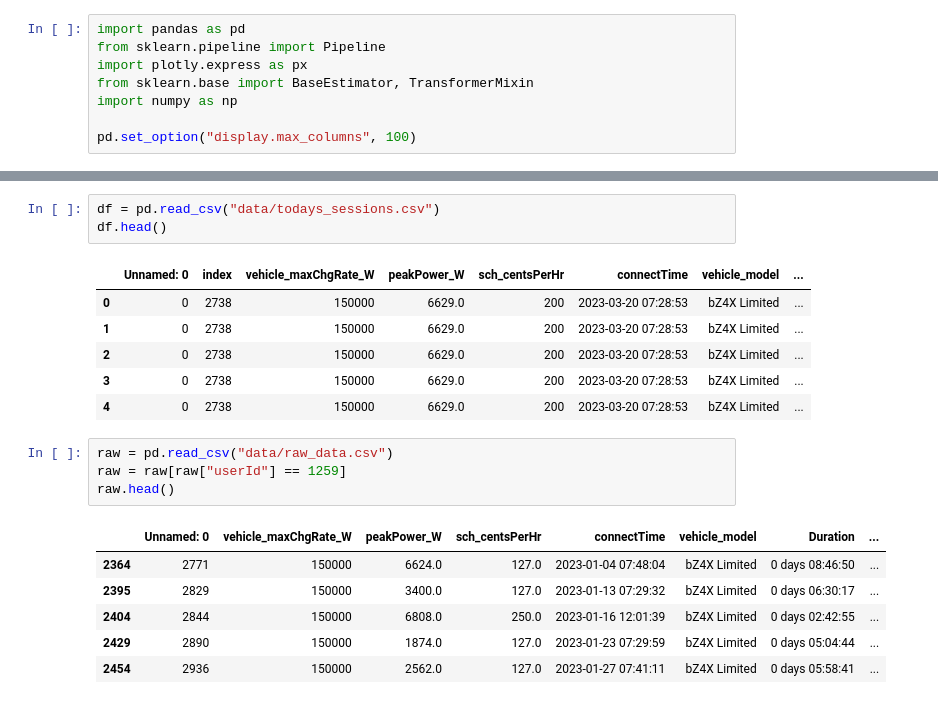
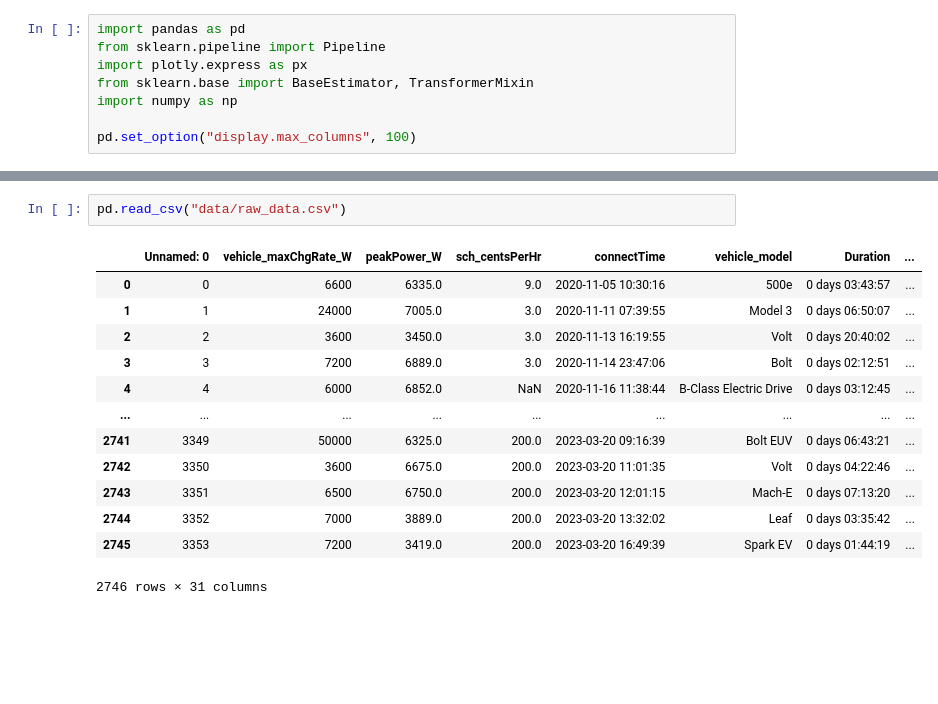
Before and after one commit to winston-edwin-chiong/slrpEV-data-dashboard, a Jupyter notebook: SessionLvlVIz.ipynb, the cells around one changed output, grey strips where cells are left out. Saved outputs shown, nothing was run; the diff lists cells and outputs as text; blank space fills up the shorter version.

```diff
--- a/SessionLvlVIz.ipynb
+++ b/SessionLvlVIz.ipynb
@@ -77,21 +230,16 @@ def create_ts(session):
 # %%
-df = pd.read_csv("data/todays_sessions.csv")
-df.head()
+pd.read_csv("data/raw_data.csv")
 # %% [output]
-|  | Unnamed: 0 | index | vehicle_maxChgRate_W | peakPower_W | sch_centsPerHr | connectTime | vehicle_model | ... |
-| 0 | 0 | 2738 | 150000 | 6629.0 | 200 | 2023-03-20 07:28:53 | bZ4X Limited | ... |
-| 1 | 0 | 2738 | 150000 | 6629.0 | 200 | 2023-03-20 07:28:53 | bZ4X Limited | ... |
-| 2 | 0 | 2738 | 150000 | 6629.0 | 200 | 2023-03-20 07:28:53 | bZ4X Limited | ... |
-| 3 | 0 | 2738 | 150000 | 6629.0 | 200 | 2023-03-20 07:28:53 | bZ4X Limited | ... |
-| 4 | 0 | 2738 | 150000 | 6629.0 | 200 | 2023-03-20 07:28:53 | bZ4X Limited | ... |
+|  | Unnamed: 0 | vehicle_maxChgRate_W | peakPower_W | sch_centsPerHr | connectTime | vehicle_model | Duration | ... |
+| 0 | 0 | 6600 | 6335.0 | 9.0 | 2020-11-05 10:30:16 | 500e | 0 days 03:43:57 | ... |
+| 1 | 1 | 24000 | 7005.0 | 3.0 | 2020-11-11 07:39:55 | Model 3 | 0 days 06:50:07 | ... |
+| 2 | 2 | 3600 | 3450.0 | 3.0 | 2020-11-13 16:19:55 | Volt | 0 days 20:40:02 | ... |
+| 3 | 3 | 7200 | 6889.0 | 3.0 | 2020-11-14 23:47:06 | Bolt | 0 days 02:12:51 | ... |
+| 4 | 4 | 6000 | 6852.0 | NaN | 2020-11-16 11:38:44 | B-Class Electric Drive | 0 days 03:12:45 | ... |
+| ... | ... | ... | ... | ... | ... | ... | ... | ... |
+| 2741 | 3349 | 50000 | 6325.0 | 200.0 | 2023-03-20 09:16:39 | Bolt EUV | 0 days 06:43:21 | ... |
+| 2742 | 3350 | 3600 | 6675.0 | 200.0 | 2023-03-20 11:01:35 | Volt | 0 days 04:22:46 | ... |
+| 2743 | 3351 | 6500 | 6750.0 | 200.0 | 2023-03-20 12:01:15 | Mach-E | 0 days 07:13:20 | ... |
+| 2744 | 3352 | 7000 | 3889.0 | 200.0 | 2023-03-20 13:32:02 | Leaf | 0 days 03:35:42 | ... |
+| 2745 | 3353 | 7200 | 3419.0 | 200.0 | 2023-03-20 16:49:39 | Spark EV | 0 days 01:44:19 | ... |
+2746 rows × 31 columns
-# %%
-raw = pd.read_csv("data/raw_data.csv")
-raw = raw[raw["userId"] == 1259]
-raw.head()
-# %% [output]
-|  | Unnamed: 0 | vehicle_maxChgRate_W | peakPower_W | sch_centsPerHr | connectTime | vehicle_model | Duration | ... |
-| 2364 | 2771 | 150000 | 6624.0 | 127.0 | 2023-01-04 07:48:04 | bZ4X Limited | 0 days 08:46:50 | ... |
-| 2395 | 2829 | 150000 | 3400.0 | 127.0 | 2023-01-13 07:29:32 | bZ4X Limited | 0 days 06:30:17 | ... |
-| 2404 | 2844 | 150000 | 6808.0 | 250.0 | 2023-01-16 12:01:39 | bZ4X Limited | 0 days 02:42:55 | ... |
-| 2429 | 2890 | 150000 | 1874.0 | 127.0 | 2023-01-23 07:29:59 | bZ4X Limited | 0 days 05:04:44 | ... |
-| 2454 | 2936 | 150000 | 2562.0 | 127.0 | 2023-01-27 07:41:11 | bZ4X Limited | 0 days 05:58:41 | ... |
```
Also changed, not shown: parts of 6 cells of this notebook, 11 other files.
